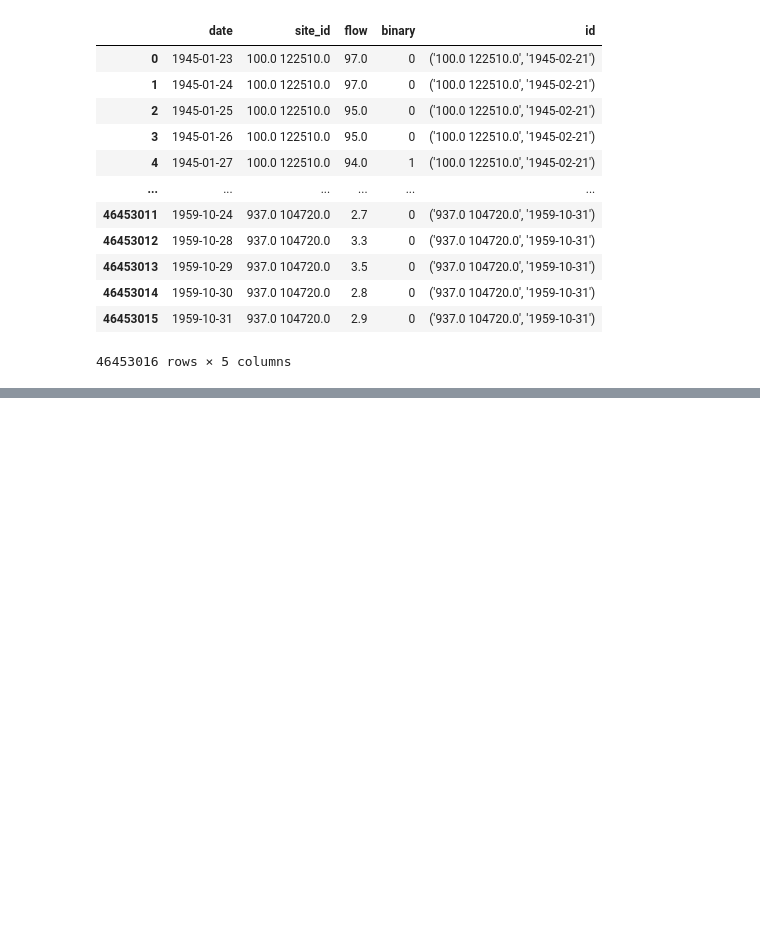
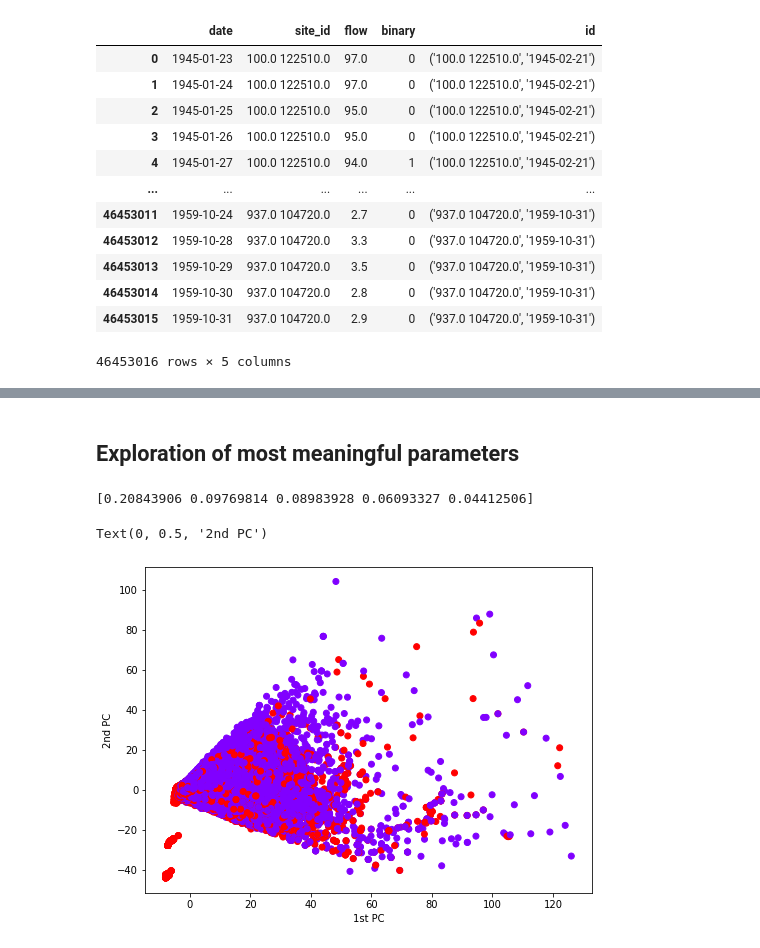
Before and after one commit to cbaggini/extreme-snowmelt-forecast, a Jupyter notebook: extreme-snowmelt-ts-params.ipynb, the cells around one changed output, grey strips where cells are left out. Saved outputs shown, nothing was run; the diff lists cells and outputs as text; code cells hidden in the pictures; blank space fills up the shorter version.

```diff
--- a/extreme-snowmelt-ts-params.ipynb
+++ b/extreme-snowmelt-ts-params.ipynb
@@ -99,0 +467,20 @@ print(classification_report(y_test, classifier_filtered.predict(X_filtered_test)
+# %%
+import ast
+X_features_under_all = pd.read_csv('../df_extracted_all_nearmiss.csv')
+all_data_clean = pd.read_csv('../all_data_clean.csv')
+
+all_data_clean['unique_id'] = list(
+    zip(all_data_clean.site_id, all_data_clean.date))
+
+X_features_under_all['unique_id'] = X_features_under_all['Unnamed: 0'].apply(
+    ast.literal_eval)
+X_features_under_all = pd.merge(X_features_under_all, all_data_clean[[
+    'depth_diff', 'unique_id']], how='left', on='unique_id')
+X_features_under_all = X_features_under_all.set_index(
+    X_features_under_all['unique_id'], drop=True)
+
+y_under = X_features_under_all['depth_diff']
+X_features_under_filtered = X_features_under_all.dropna(axis=1)
+X_features_under_filtered = X_features_under_filtered.drop(
+    columns=['unique_id', 'Unnamed: 0', 'depth_diff'])
+X_features_under_filtered.head()
@@ -99,0 +517,23 @@ print(classification_report(y_test, classifier_filtered.predict(X_filtered_test)
+# %% [markdown]
+## Exploration of most meaningful parameters
+# %%
+
+scaler = StandardScaler().fit_transform(X_features_under_filtered)
+data_standardized = pd.DataFrame(
+    scaler, columns=X_features_under_filtered.columns)
+pca = PCA(random_state=42, n_components=5)
+pca.fit(data_standardized)
+print(pca.explained_variance_ratio_)
+# %% [output]
+[0.20843906 0.09769814 0.08983928 0.06093327 0.04412506]
+# %%
+x_pca = pca.transform(data_standardized)
+
+plt.figure(figsize=(8, 6))
+plt.scatter(x=x_pca[:, 0], y=x_pca[:, 1],
+            c=y_under, cmap='rainbow')
+plt.xlabel('1st PC')
+plt.ylabel('2nd PC')
+# %% [output]
+Text(0, 0.5, '2nd PC')
+[figure, added]
```
Also changed, not shown: parts of 58 cells of this notebook, 1 other file.
